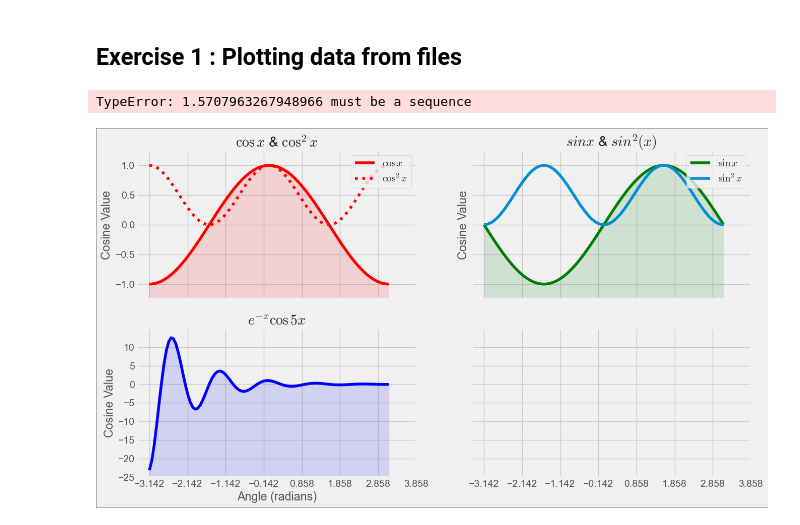
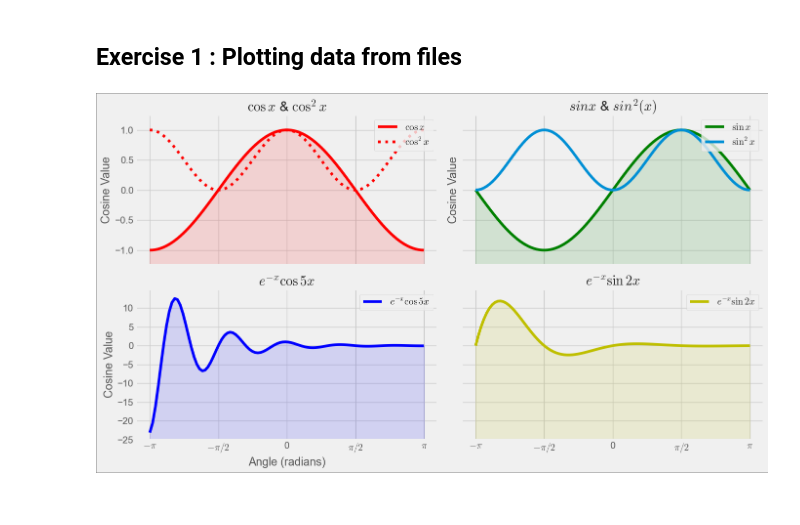
Before and after one commit to SPS-SP2273/learning-portfolio-tunnminn, a Jupyter notebook: plotting/plotting_(good).ipynb, the cells around one changed output. Drawn from its saved outputs; the diff is of its cells as text; code cells hidden in the pictures.

```diff
--- a/plotting/plotting_(good).ipynb
+++ b/plotting/plotting_(good).ipynb
@@ -368,33 +368,32 @@ axes[0, 1].legend(loc='upper right', frameon=True)
 #------- Subplot 3 -------#
 axes[1, 0].plot(x, fun1_x, color='b', label='$e^{-x}\cos 5x$')
 axes[1, 0].fill_between(x, fun1_x, -25, color='b', alpha=.125)
 axes[1, 0].set_title('$e^{-x}\cos 5x$')
 axes[1, 0].set_xlabel('Angle (radians)')
 axes[1, 0].set_ylabel('Cosine Value')
 axes[1, 0].set_ylim(-25, 15)
 #axes[1, 0].set_yticks([10, 5, 0, -5, -10, -15, -20, -25])
 axes[1, 0].set_yticks(np.arange(-25,11,5))
 # axes[1, 0].set_xticks([-np.pi, -np.pi / 2, 0, np.pi / 2, np.pi])
-axes[1, 0].set_xticks(np.arange(-np.pi, ((np.pi)*3/2)), (np.pi)/2)
+axes[1, 0].set_xticks(np.arange(-np.pi, ((np.pi)*(3/2)), (np.pi)/2))
 axes[1, 0].set_xticklabels(['$-\pi$', '$-\pi/2$', '0', '$\pi/2$', '$\pi$'])
 axes[1, 0].legend(loc='upper right', frameon=True)
 
 
 #------- Subplot 4 -------#
 axes[1, 1].plot(x, fun2_x, color='y', label='$e^{-x}\sin 2x$')
 axes[1, 1].set_title('$e^{-x}\sin 2x$')
 axes[1, 1].fill_between(x, fun2_x, -25,color='y', alpha=.125)
 #axes[1, 1].set_xticks([-np.pi, -np.pi / 2, 0, np.pi / 2, np.pi])
 #axes[1, 1].set_xticks(np.arange(-np.pi, ((np.pi)*3/2), (np.pi/2)))
 axes[1, 1].legend(loc='upper right', frameon = True)
 
 
 # 'flatten', 'opens' the 2D array into a simple 1D array
 for a in axes.flatten():
     a.grid(alpha=1)
 
 plt.tight_layout()
 plt.show()
 # %% [output]
-TypeError: 1.5707963267948966 must be a sequence
-[figure, old version]
+[figure, new version]
```
